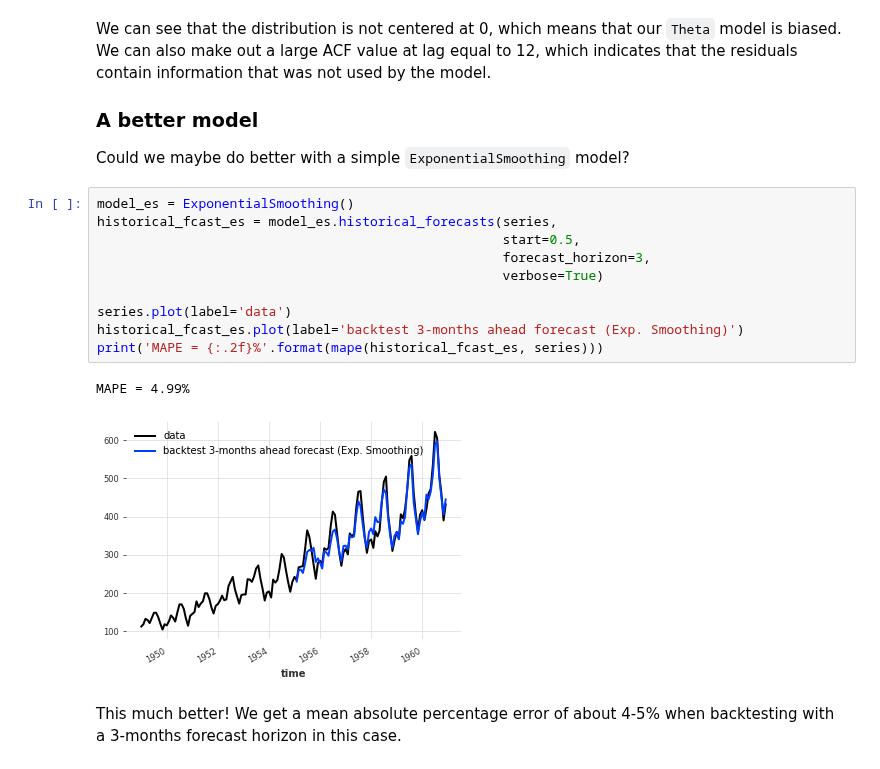
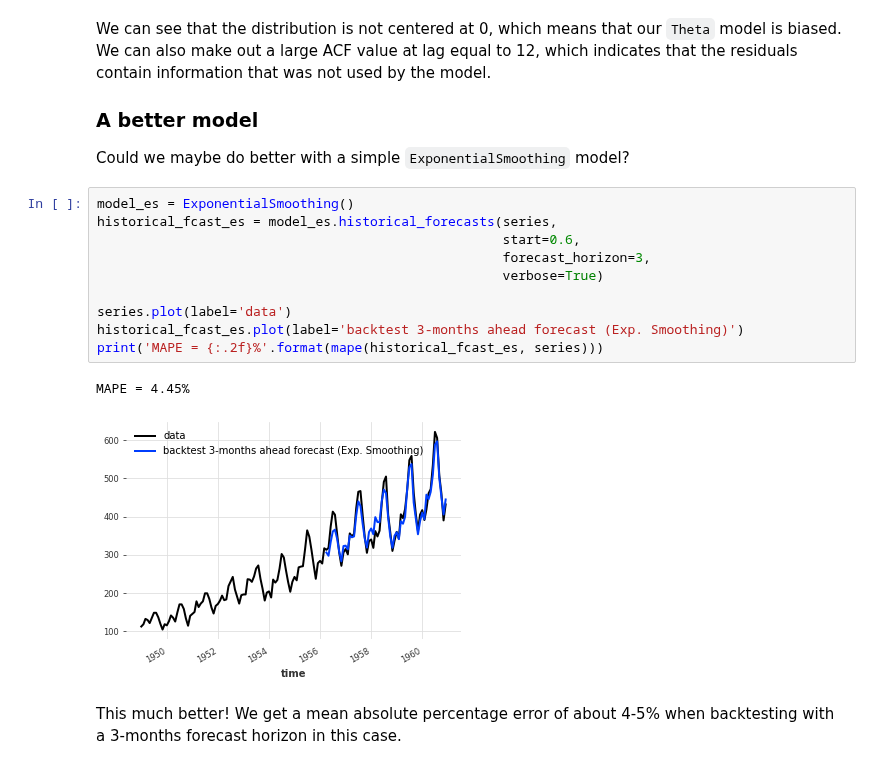
Before and after one commit to unit8co/darts, a Jupyter notebook: examples/00-quickstart.ipynb, the cells around one changed output. Drawn from its saved outputs; the diff is of its cells as text.

```diff
--- a/examples/00-quickstart.ipynb
+++ b/examples/00-quickstart.ipynb
@@ -390,16 +391,16 @@ Could we maybe do better with a simple `ExponentialSmoothing` model?
 # %%
 model_es = ExponentialSmoothing()
 historical_fcast_es = model_es.historical_forecasts(series,
-                                                    start=0.5,
+                                                    start=0.6,
                                                     forecast_horizon=3,
                                                     verbose=True)
 
 series.plot(label='data')
 historical_fcast_es.plot(label='backtest 3-months ahead forecast (Exp. Smoothing)')
 print('MAPE = {:.2f}%'.format(mape(historical_fcast_es, series)))
 # %% [output]
-MAPE = 4.99%
+MAPE = 4.45%
-[figure, old version]
+[figure, new version]
 # %% [markdown]
 This much better! We get a mean absolute percentage error of about 4-5% when backtesting with a 3-months forecast horizon in this case.
 # %%
```
Also changed, not shown: parts of 38 cells of this notebook, 1 other file.
